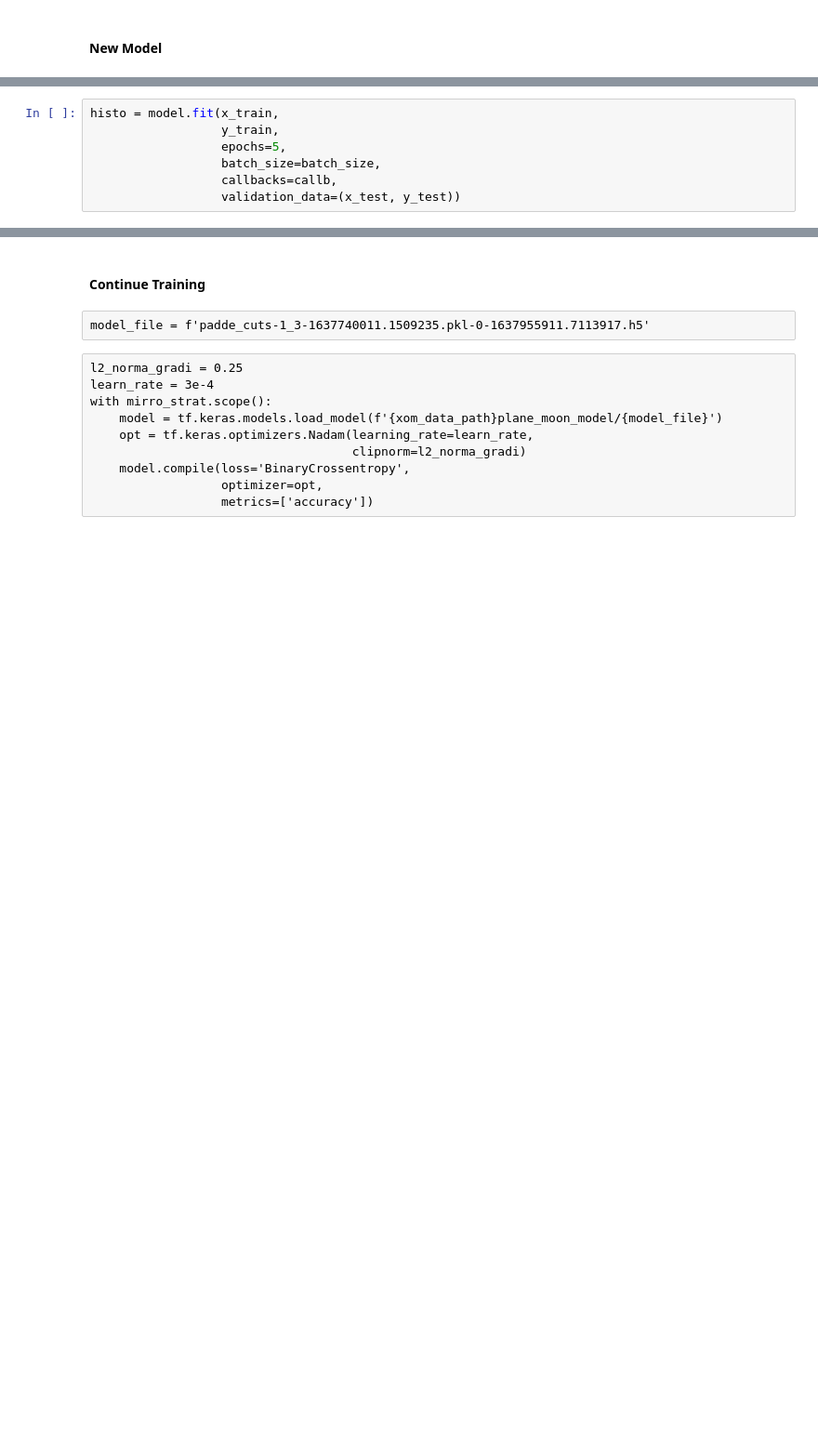
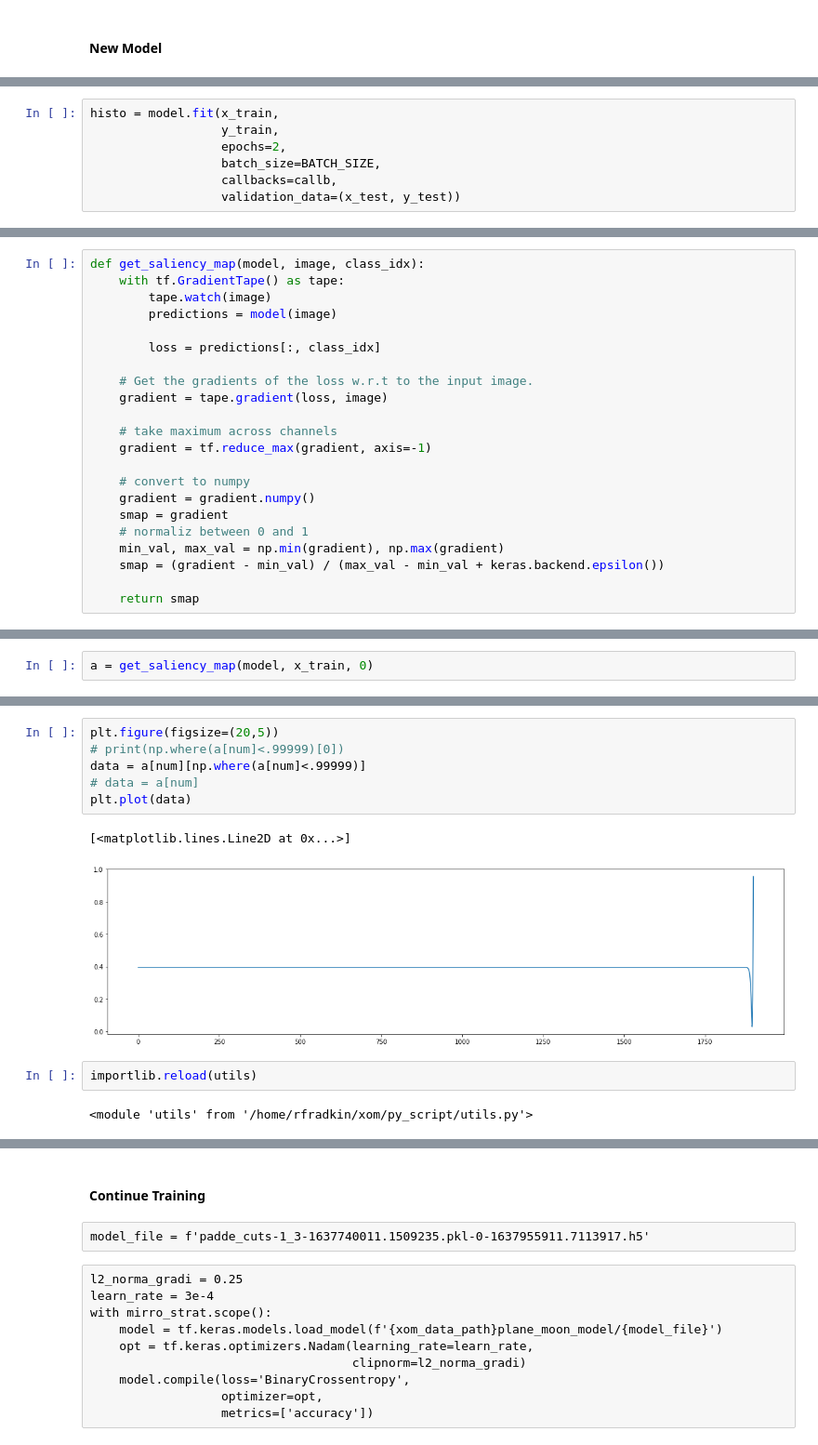
Before and after one commit to rfradkin/Exomoon_Detection, a Jupyter notebook: rnns/singl_model.ipynb, the cells around one changed output, grey strips where cells are left out. Shown at 93% size. Drawn from its saved outputs; the diff is of its cells as text; blank space fills up the shorter version.

```diff
--- a/rnns/singl_model.ipynb
+++ b/rnns/singl_model.ipynb
@@ -208,8 +217,8 @@ _________________________________________________________________
 # %%
 histo = model.fit(x_train,
                   y_train,
-                  epochs=5,
-                  batch_size=batch_size,
+                  epochs=2,
+                  batch_size=BATCH_SIZE,
                   callbacks=callb,
                   validation_data=(x_test, y_test))
 # %% [output]
@@ -220,0 +233,22 @@ Detected at node 'replica_2/assert_greater_equal/Assert/AssertGuard/Assert/data_
+# %%
+def get_saliency_map(model, image, class_idx):
+    with tf.GradientTape() as tape:
+        tape.watch(image)
+        predictions = model(image)
+
+        loss = predictions[:, class_idx]
+
+    # Get the gradients of the loss w.r.t to the input image.
+    gradient = tape.gradient(loss, image)
+
+    # take maximum across channels
+    gradient = tf.reduce_max(gradient, axis=-1)
+
+    # convert to numpy
+    gradient = gradient.numpy()
+    smap = gradient
+    # normaliz between 0 and 1
+    min_val, max_val = np.min(gradient), np.max(gradient)
+    smap = (gradient - min_val) / (max_val - min_val + keras.backend.epsilon())
+
+    return smap
@@ -220,0 +267,2 @@ Detected at node 'replica_2/assert_greater_equal/Assert/AssertGuard/Assert/data_
+# %%
+a = get_saliency_map(model, x_train, 0)
@@ -220,0 +304,13 @@ Detected at node 'replica_2/assert_greater_equal/Assert/AssertGuard/Assert/data_
+# %%
+plt.figure(figsize=(20,5))
+# print(np.where(a[num]<.99999)[0])
+data = a[num][np.where(a[num]<.99999)]
+# data = a[num]
+plt.plot(data)
+# %% [output]
+[<matplotlib.lines.Line2D at 0x...>]
+[figure, added]
+# %%
+importlib.reload(utils)
+# %% [output]
+<module 'utils' from '/home/rfradkin/xom/py_script/utils.py'>
```
Also changed, not shown: parts of 33 cells of this notebook, 3 other files.
